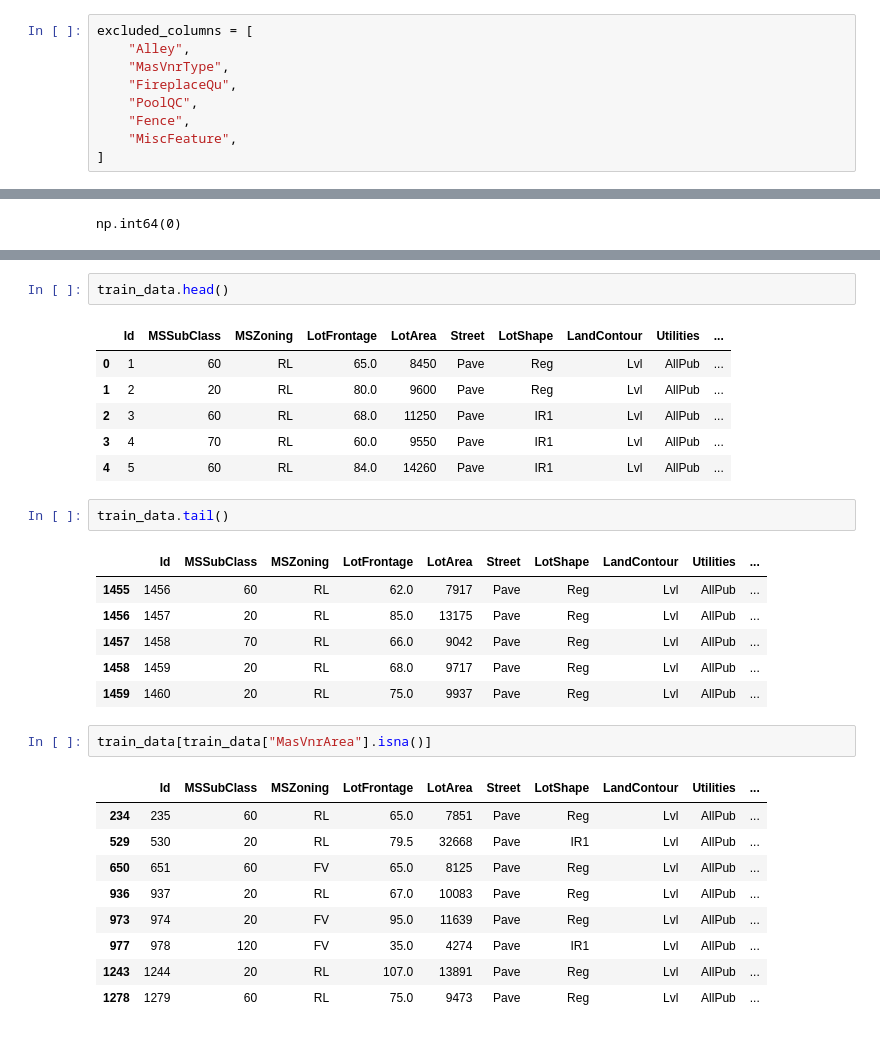
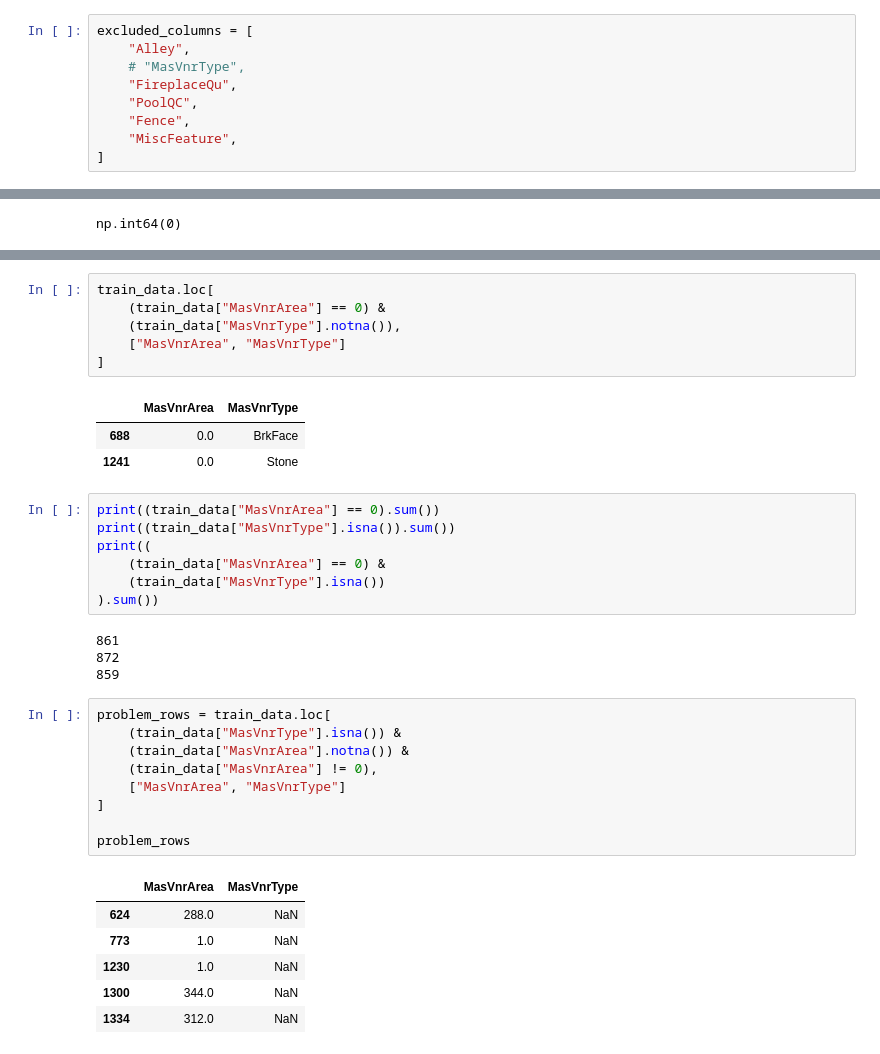
Before and after one commit to HarisLania/ml-playground, a Jupyter notebook: HousePricesPrediction/main.ipynb, the cells around one changed output, grey strips where cells are left out. Drawn from its saved outputs; the diff is of its cells as text.

```diff
--- a/HousePricesPrediction/main.ipynb
+++ b/HousePricesPrediction/main.ipynb
@@ -768,7 +768,7 @@ memory usage: 935.4 KB
 # %%
 excluded_columns = [
     "Alley",
-    "MasVnrType",
+    # "MasVnrType",
     "FireplaceQu",
     "PoolQC",
     "Fence",
@@ -1098,30 +1101,37 @@ memory usage: 867.0 KB
 # %%
-train_data.head()
+train_data.loc[
+    (train_data["MasVnrArea"] == 0) &
+    (train_data["MasVnrType"].notna()),
+    ["MasVnrArea", "MasVnrType"]
+]
 # %% [output]
-|  | Id | MSSubClass | MSZoning | LotFrontage | LotArea | Street | LotShape | LandContour | Utilities | ... |
-| 0 | 1 | 60 | RL | 65.0 | 8450 | Pave | Reg | Lvl | AllPub | ... |
-| 1 | 2 | 20 | RL | 80.0 | 9600 | Pave | Reg | Lvl | AllPub | ... |
-| 2 | 3 | 60 | RL | 68.0 | 11250 | Pave | IR1 | Lvl | AllPub | ... |
-| 3 | 4 | 70 | RL | 60.0 | 9550 | Pave | IR1 | Lvl | AllPub | ... |
-| 4 | 5 | 60 | RL | 84.0 | 14260 | Pave | IR1 | Lvl | AllPub | ... |
+|  | MasVnrArea | MasVnrType |
+| 688 | 0.0 | BrkFace |
+| 1241 | 0.0 | Stone |
 # %%
-train_data.tail()
+print((train_data["MasVnrArea"] == 0).sum())
+print((train_data["MasVnrType"].isna()).sum())
+print((
+    (train_data["MasVnrArea"] == 0) &
+    (train_data["MasVnrType"].isna())
+).sum())
 # %% [output]
-|  | Id | MSSubClass | MSZoning | LotFrontage | LotArea | Street | LotShape | LandContour | Utilities | ... |
-| 1455 | 1456 | 60 | RL | 62.0 | 7917 | Pave | Reg | Lvl | AllPub | ... |
-| 1456 | 1457 | 20 | RL | 85.0 | 13175 | Pave | Reg | Lvl | AllPub | ... |
-| 1457 | 1458 | 70 | RL | 66.0 | 9042 | Pave | Reg | Lvl | AllPub | ... |
-| 1458 | 1459 | 20 | RL | 68.0 | 9717 | Pave | Reg | Lvl | AllPub | ... |
-| 1459 | 1460 | 20 | RL | 75.0 | 9937 | Pave | Reg | Lvl | AllPub | ... |
+861
+872
+859
 # %%
-train_data[train_data["MasVnrArea"].isna()]
+problem_rows = train_data.loc[
+    (train_data["MasVnrType"].isna()) &
+    (train_data["MasVnrArea"].notna()) &
+    (train_data["MasVnrArea"] != 0),
+    ["MasVnrArea", "MasVnrType"]
+]
+
+problem_rows
 # %% [output]
-|  | Id | MSSubClass | MSZoning | LotFrontage | LotArea | Street | LotShape | LandContour | Utilities | ... |
-| 234 | 235 | 60 | RL | 65.0 | 7851 | Pave | Reg | Lvl | AllPub | ... |
-| 529 | 530 | 20 | RL | 79.5 | 32668 | Pave | IR1 | Lvl | AllPub | ... |
-| 650 | 651 | 60 | FV | 65.0 | 8125 | Pave | Reg | Lvl | AllPub | ... |
-| 936 | 937 | 20 | RL | 67.0 | 10083 | Pave | Reg | Lvl | AllPub | ... |
-| 973 | 974 | 20 | FV | 95.0 | 11639 | Pave | Reg | Lvl | AllPub | ... |
-| 977 | 978 | 120 | FV | 35.0 | 4274 | Pave | IR1 | Lvl | AllPub | ... |
-| 1243 | 1244 | 20 | RL | 107.0 | 13891 | Pave | Reg | Lvl | AllPub | ... |
-| 1278 | 1279 | 60 | RL | 75.0 | 9473 | Pave | Reg | Lvl | AllPub | ... |
+|  | MasVnrArea | MasVnrType |
+| 624 | 288.0 | NaN |
+| 773 | 1.0 | NaN |
+| 1230 | 1.0 | NaN |
+| 1300 | 344.0 | NaN |
+| 1334 | 312.0 | NaN |
```
Also changed, not shown: parts of 32 cells of this notebook.
